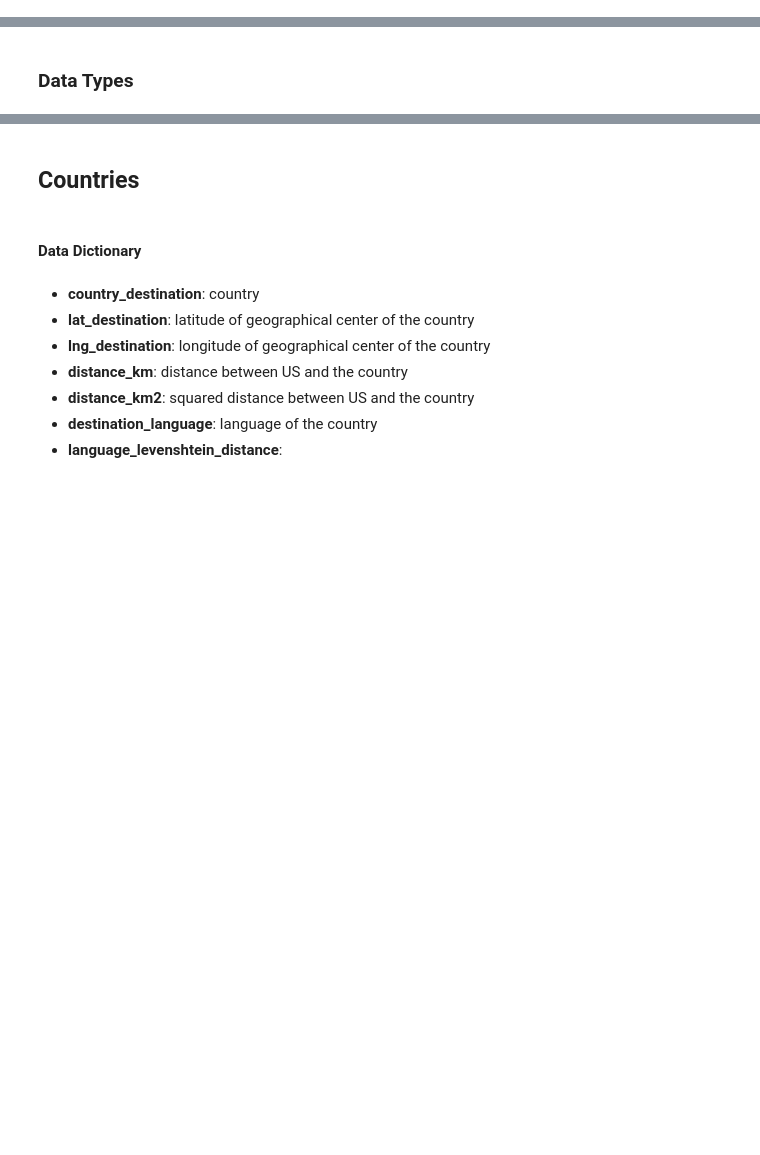
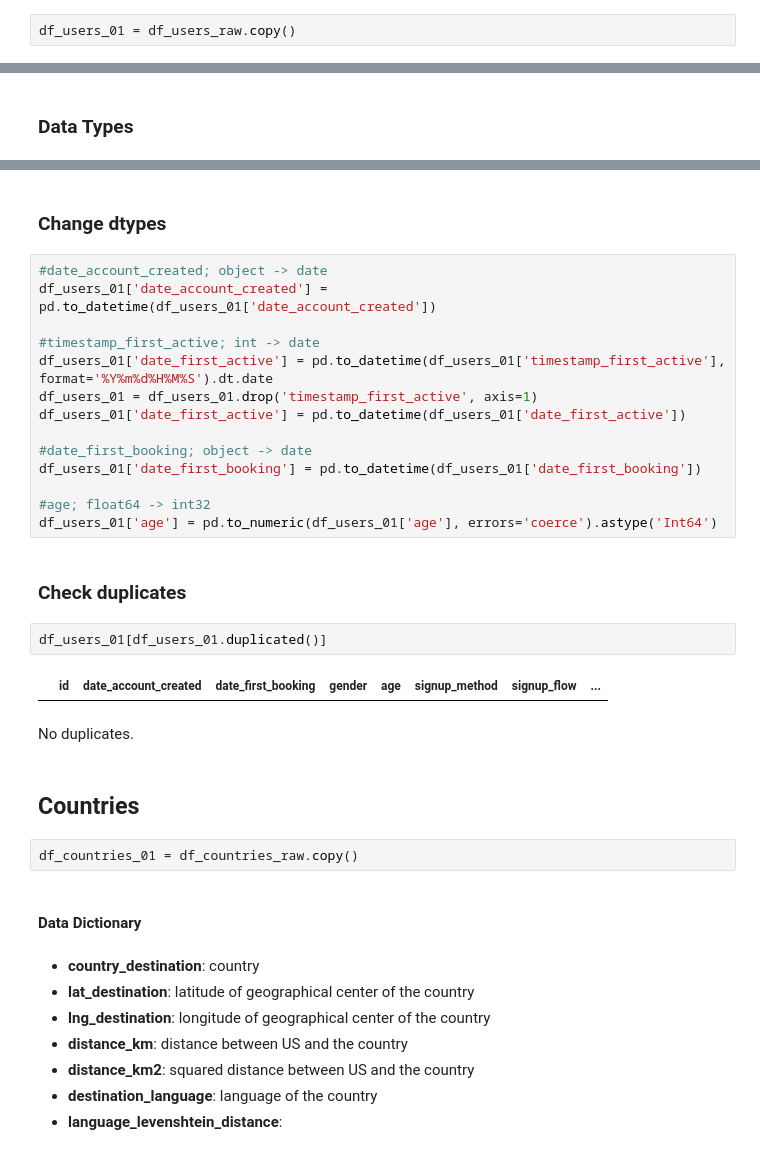
Before and after one commit to AllanCasado/airbnb_predict_first_booking, a Jupyter notebook: notebooks/airbnb.ipynb, the cells around one changed output, grey strips where cells are left out. Cells and saved outputs as stored; diff of their text form; blank space fills up the shorter version.

```diff
--- a/notebooks/airbnb.ipynb
+++ b/notebooks/airbnb.ipynb
@@ -23,6 +20,8 @@ df_sessions_raw = pd.read_csv("../data/sessions.csv", low_memory=True)
 # 3.0 Data description
 # %% [markdown]
 ## Users
+# %%
+df_users_01 = df_users_raw.copy()
 # %% [markdown]
 #### Data Dictionary
 # %% [markdown]
@@ -92,5 +81,31 @@ memory usage: 26.1+ MB
+# %% [markdown]
+### Change dtypes
+# %%
+#date_account_created; object -> date
+df_users_01['date_account_created'] = pd.to_datetime(df_users_01['date_account_created'])
+
+#timestamp_first_active; int -> date
+df_users_01['date_first_active'] = pd.to_datetime(df_users_01['timestamp_first_active'], format='%Y%m%d%H%M%S').dt.date
+df_users_01 = df_users_01.drop('timestamp_first_active', axis=1)
+df_users_01['date_first_active'] = pd.to_datetime(df_users_01['date_first_active'])
+
+#date_first_booking; object -> date
+df_users_01['date_first_booking'] = pd.to_datetime(df_users_01['date_first_booking'])
+
+#age; float64 -> int32
+df_users_01['age'] = pd.to_numeric(df_users_01['age'], errors='coerce').astype('Int64')
+# %% [markdown]
+### Check duplicates
+# %%
+df_users_01[df_users_01.duplicated()]
+# %% [output]
+|  | id | date_account_created | date_first_booking | gender | age | signup_method | signup_flow | ... |
+# %% [markdown]
+No duplicates.
 # %% [markdown]
 ## Countries
+# %%
+df_countries_01 = df_countries_raw.copy()
 # %% [markdown]
 #### Data Dictionary
 # %% [markdown]
```
Also changed, not shown: parts of 43 cells of this notebook.
